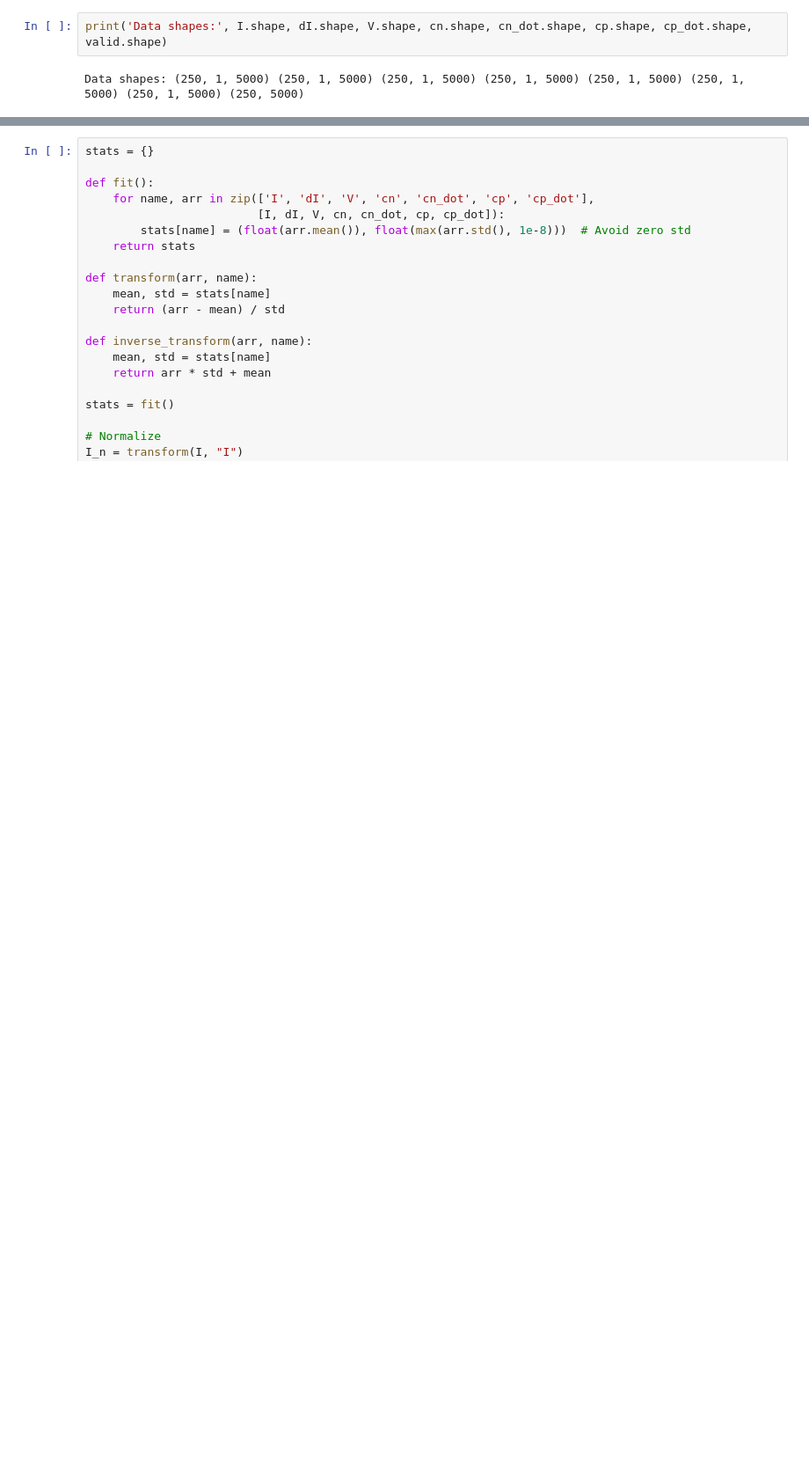
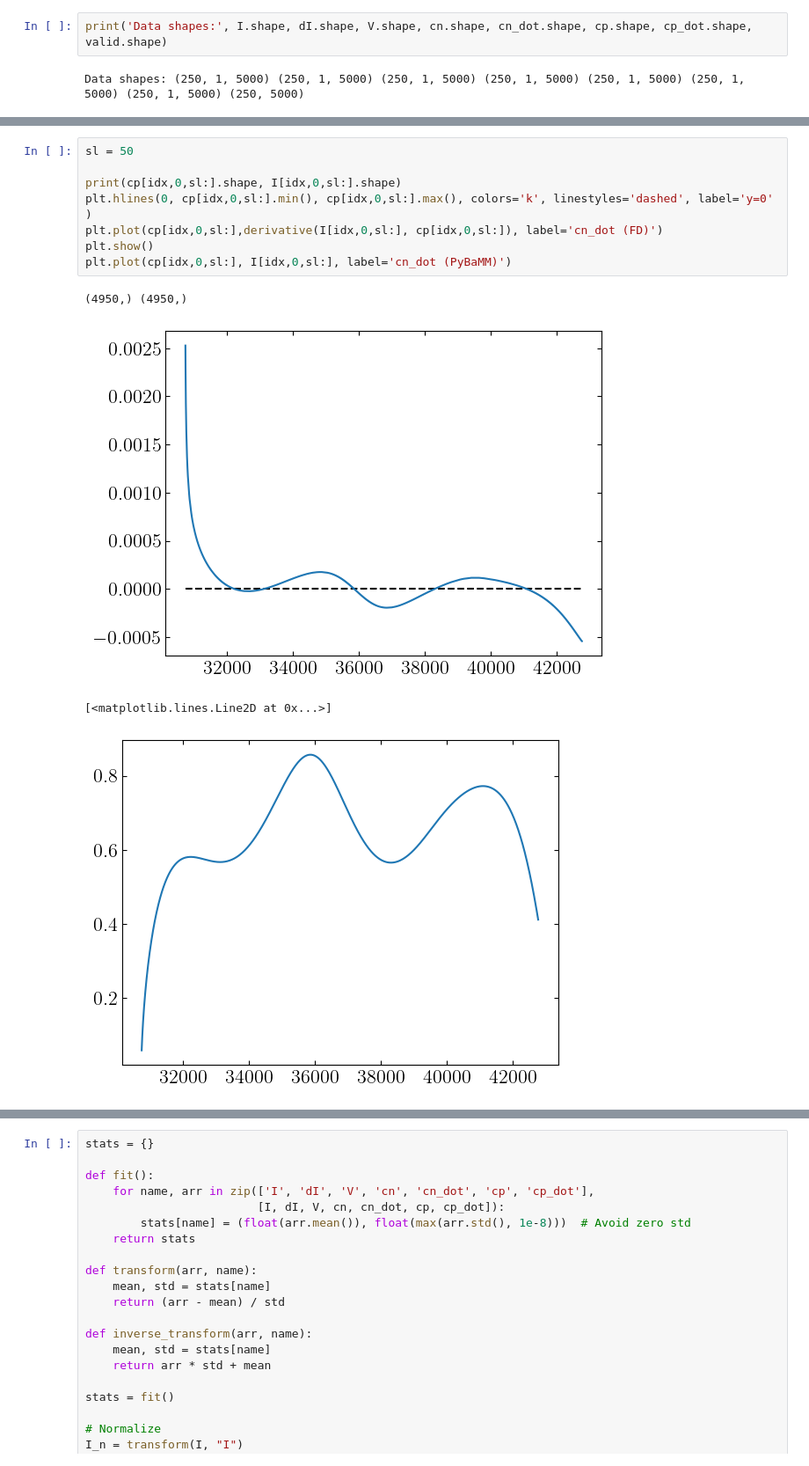
Before and after one commit to j-haralds/MSc_thesis, a Jupyter notebook: program/BasicEulerNN/3_JH_NO.ipynb, the cells around one changed output, grey strips where cells are left out. Shown at 88% size. Drawn from its saved outputs; the diff is of its cells as text; blank space fills up the shorter version.

```diff
--- a/program/BasicEulerNN/3_JH_NO.ipynb
+++ b/program/BasicEulerNN/3_JH_NO.ipynb
@@ -172,0 +169,13 @@ plt.plot(cn[idx,0,:]/cn.max(), dI[idx,0,:], label='cn_dot (PyBaMM)')
+# %%
+sl = 50
+
+print(cp[idx,0,sl:].shape, I[idx,0,sl:].shape)
+plt.hlines(0, cp[idx,0,sl:].min(), cp[idx,0,sl:].max(), colors='k', linestyles='dashed', label='y=0'    )
+plt.plot(cp[idx,0,sl:],derivative(I[idx,0,sl:], cp[idx,0,sl:]), label='cn_dot (FD)')
+plt.show()
+plt.plot(cp[idx,0,sl:], I[idx,0,sl:], label='cn_dot (PyBaMM)')
+# %% [output]
+(4950,) (4950,)
+[figure, added]
+[<matplotlib.lines.Line2D at 0x...>]
+[figure, added]
```
Also changed, not shown: parts of 2 cells of this notebook.
